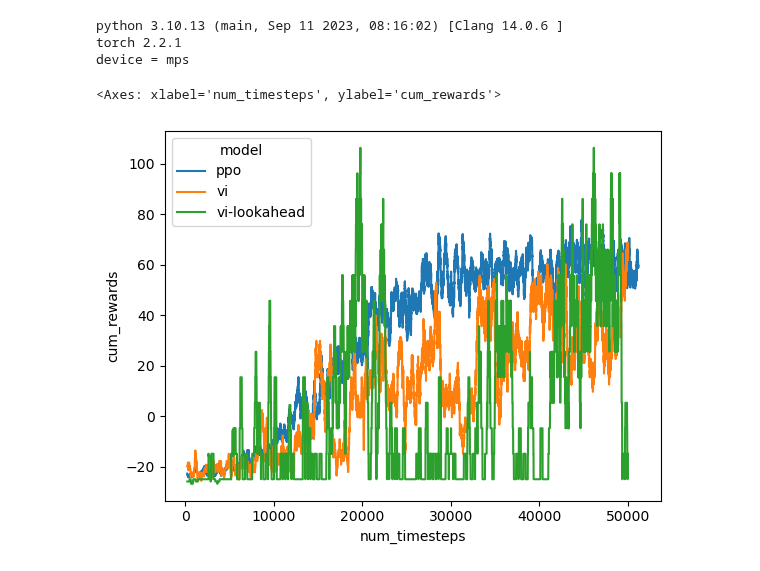
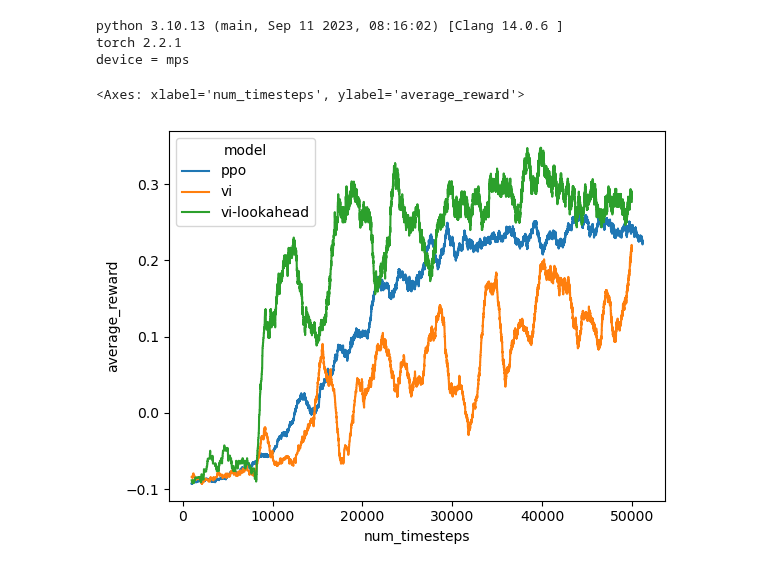
Before and after one commit to nicktfranklin/thread_the_needle, a Jupyter notebook: Thread-the-needle-performance.ipynb, the cells around one changed output. Saved outputs shown, nothing was run; the diff lists cells and outputs as text; code cells hidden in the pictures.

```diff
--- a/Thread-the-needle-performance.ipynb
+++ b/Thread-the-needle-performance.ipynb
@@ -32,35 +32,35 @@ with open('simulations/ppo_batched_data.pkl', 'rb') as f:
 with open('simulations/cnnvae_batched_data.pkl', 'rb') as f:
     cnnvae_batch_data = pickle.load(f)
 
-with open('simulations/lookahead_batched_data.pkl', 'rb') as f:
+with open('simulations/lookahead_batched_data_2024-06-09.pkl', 'rb') as f:
     lookahead_batched_data = pickle.load(f)
 # %%
 metric = 'average_reward'
-metric_fn = lambda x: x.rolling(500).mean()
+metric_fn = lambda x: x.rolling(1000).mean()
 
 reward_df = []
 for ii, data in enumerate(ppo_batch_data):
     _rew = pd.DataFrame(data['rewards'])
     _rew['batch'] = ii
-    _rew[metric] = _rew['rewards'].rolling(250).sum()
+    _rew[metric] = metric_fn(_rew['rewards'])
     _rew['model'] = 'ppo'
     reward_df.append(_rew)
 
 for ii, data in enumerate(cnnvae_batch_data):
     _rew = pd.DataFrame(data['rewards'])
     _rew['batch'] = ii
-    _rew[metric] = _rew['rewards'].rolling(250).sum()
+    _rew[metric] = metric_fn(_rew['rewards'])
     _rew['model'] = 'vi'
     reward_df.append(_rew)
 
 for ii, data in enumerate(lookahead_batched_data):
     _rew = pd.DataFrame(data['rewards'])
     _rew['batch'] = ii
-    _rew[metric] = _rew['rewards'].rolling(250).sum()
+    _rew[metric] = metric_fn(_rew['rewards'])
     _rew['model'] = 'vi-lookahead'
     reward_df.append(_rew)
 reward_df = pd.concat(reward_df)
 sns.lineplot(data=reward_df.dropna(), x='num_timesteps', y=metric, hue='model', errorbar=None)
 # %% [output]
-<Axes: xlabel='num_timesteps', ylabel='cum_rewards'>
+<Axes: xlabel='num_timesteps', ylabel='average_reward'>
-[figure, old version]
+[figure, new version]
```
Also changed, not shown: parts of 5 cells of this notebook, 5 other files.
